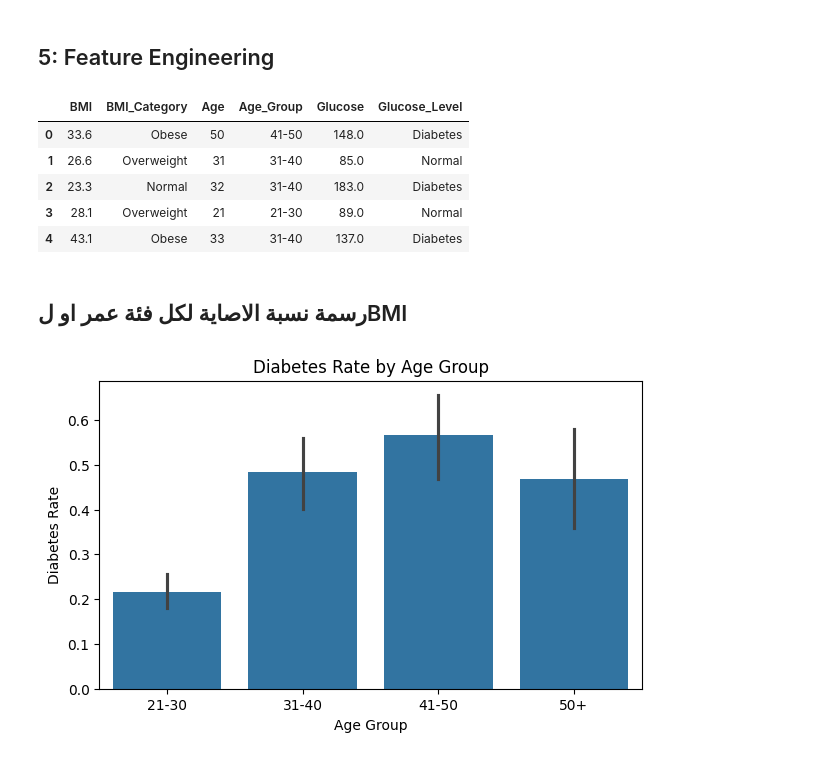
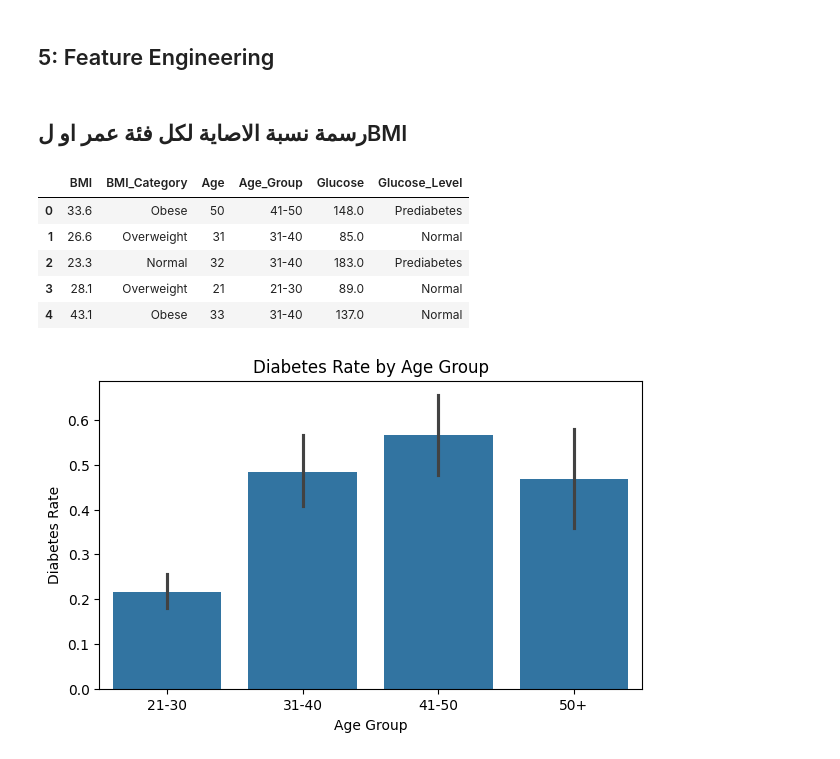
Before and after one commit to loudamn78-gif/thakaa-flow-training, a Jupyter notebook: week3/day16/day16.ipynb, the cells around one changed output. Cells and saved outputs as stored; diff of their text form; code cells hidden in the pictures.

```diff
--- a/week3/day16/day16.ipynb
+++ b/week3/day16/day16.ipynb
@@ -230,34 +226,35 @@ df_clean.describe()
 | 5 | فحصت الصفوف المكررة | شغلت duplicated().sum() وطلع 0، يعني كل صف يمثل مريضة مختلفة، فما احتجت أحذف شي | 0 |
 # %% [markdown]
 ## 5: Feature Engineering
-# %%
-df_fe = df_clean.copy()
-
-# فئة مؤشر كتلة الجسم
-df_fe['BMI_Category'] = pd.cut(df_fe['BMI'],
-    bins=[0, 18.5, 25, 30, 100],
-    labels=['Underweight', 'Normal', 'Overweight', 'Obese'])
-
-# فئة العمر
-df_fe['Age_Group'] = pd.cut(df_fe['Age'],
-    bins=[20, 30, 40, 50, 100],
-    labels=['21-30', '31-40', '41-50', '50+'])
-
-# فئة الجلوكوز
-df_fe['Glucose_Level'] = pd.cut(df_fe['Glucose'],
-    bins=[0, 100, 125, 300],
-    labels=['Normal', 'Prediabetes', 'Diabetes'])
-
-df_fe[['BMI', 'BMI_Category', 'Age', 'Age_Group', 'Glucose', 'Glucose_Level']].head()
-# %% [output]
-|  | BMI | BMI_Category | Age | Age_Group | Glucose | Glucose_Level |
-| 0 | 33.6 | Obese | 50 | 41-50 | 148.0 | Diabetes |
-| 1 | 26.6 | Overweight | 31 | 31-40 | 85.0 | Normal |
-| 2 | 23.3 | Normal | 32 | 31-40 | 183.0 | Diabetes |
-| 3 | 28.1 | Overweight | 21 | 21-30 | 89.0 | Normal |
-| 4 | 43.1 | Obese | 33 | 31-40 | 137.0 | Diabetes |
 # %% [markdown]
 ## رسمة نسبة الاصاية لكل فئة عمر او لBMI
+# %%
+df_fe = df_clean.copy()
+
+# فئة مؤشر كتلة الجسم
+df_fe['BMI_Category'] = pd.cut(df_fe['BMI'],
+    bins=[0, 18.5, 25, 30, 100],
+    labels=['Underweight', 'Normal', 'Overweight', 'Obese'])
+
+# فئة العمر
+df_fe['Age_Group'] = pd.cut(df_fe['Age'],
+    bins=[20, 30, 40, 50, 100],
+    labels=['21-30', '31-40', '41-50', '50+'])
+
+# فئة الجلوكوز
+df_fe['Glucose_Level'] = pd.cut(df_fe['Glucose'],
+    bins=[0, 140, 200, 300],
+    labels=['Normal', 'Prediabetes', 'Diabetes'],
+    right=False)
+
+df_fe[['BMI', 'BMI_Category', 'Age', 'Age_Group', 'Glucose', 'Glucose_Level']].head()
+# %% [output]
+|  | BMI | BMI_Category | Age | Age_Group | Glucose | Glucose_Level |
+| 0 | 33.6 | Obese | 50 | 41-50 | 148.0 | Prediabetes |
+| 1 | 26.6 | Overweight | 31 | 31-40 | 85.0 | Normal |
+| 2 | 23.3 | Normal | 32 | 31-40 | 183.0 | Prediabetes |
+| 3 | 28.1 | Overweight | 21 | 21-30 | 89.0 | Normal |
+| 4 | 43.1 | Obese | 33 | 31-40 | 137.0 | Normal |
 # %%
 plt.figure(figsize=(7,4))
 sns.barplot(x='Age_Group', y='Outcome', data=df_fe)
```
Also changed, not shown: parts of 5 cells of this notebook.
